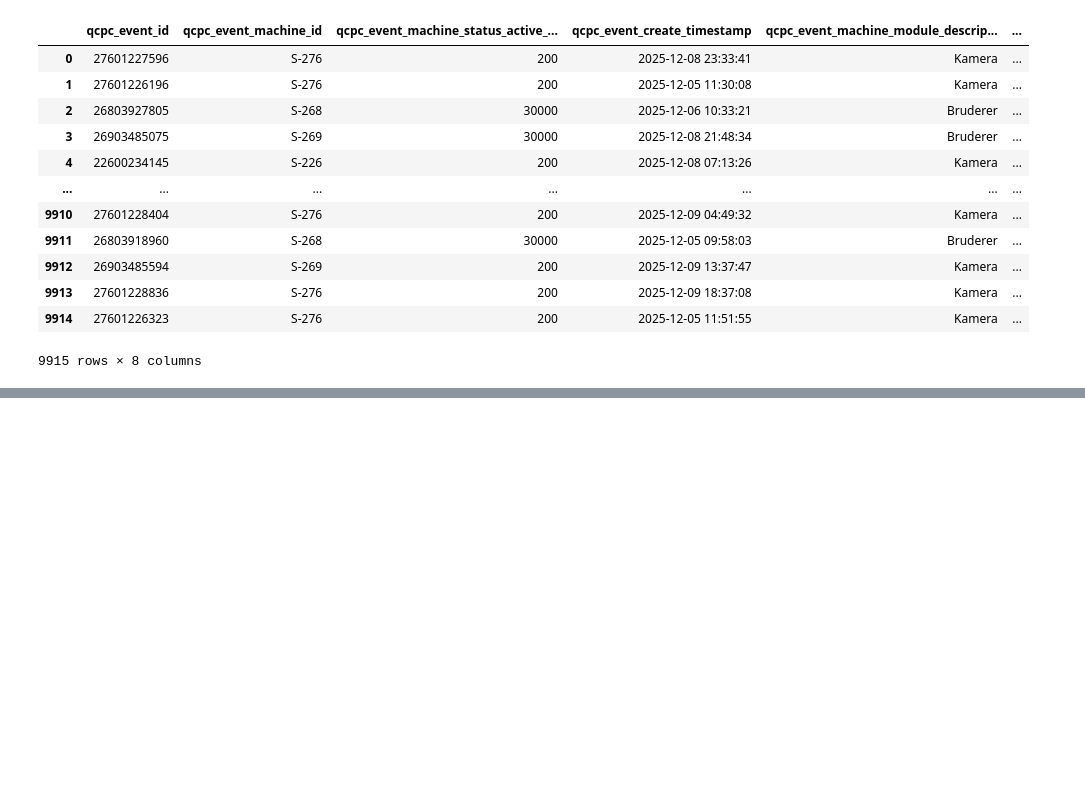
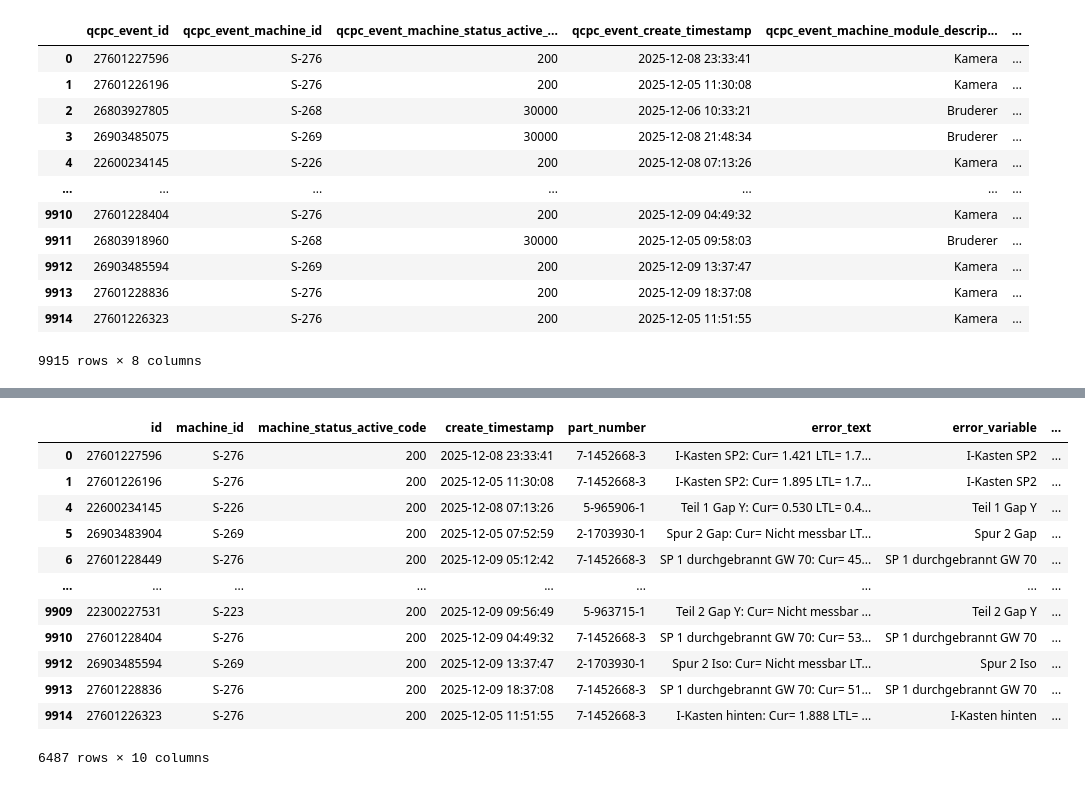
Before and after one commit to OmkarTanajiPatil/TEAICup, a Jupyter notebook: Pandas/3 Preprocessing D3/preprocessing_d3.ipynb, the cells around one changed output, grey strips where cells are left out. Saved outputs shown, nothing was run; the diff lists cells and outputs as text; code cells hidden in the pictures; blank space fills up the shorter version.

```diff
--- a/Pandas/3 Preprocessing D3/preprocessing_d3.ipynb
+++ b/Pandas/3 Preprocessing D3/preprocessing_d3.ipynb
@@ -28,0 +169,25 @@ d3
+# %%
+def convert_to_numeric(x):
+    try:
+        return pd.to_numeric(x)
+    except ValueError:
+        return np.nan
+# %%
+numeric_columns_to_convert = ["curr", "ltl", "utl"]
+for col in numeric_columns_to_convert:
+    kamera_d3[col] = kamera_d3[col].apply(convert_to_numeric)
+kamera_d3
+# %% [output]
+|  | id | machine_id | machine_status_active_code | create_timestamp | part_number | error_text | error_variable | ... |
+| 0 | 27601227596 | S-276 | 200 | 2025-12-08 23:33:41 | 7-1452668-3 | I-Kasten SP2: Cur= 1.421 LTL= 1.7... | I-Kasten SP2 | ... |
+| 1 | 27601226196 | S-276 | 200 | 2025-12-05 11:30:08 | 7-1452668-3 | I-Kasten SP2: Cur= 1.895 LTL= 1.7... | I-Kasten SP2 | ... |
+| 4 | 22600234145 | S-226 | 200 | 2025-12-08 07:13:26 | 5-965906-1 | Teil 1 Gap Y: Cur= 0.530 LTL= 0.4... | Teil 1 Gap Y | ... |
+| 5 | 26903483904 | S-269 | 200 | 2025-12-05 07:52:59 | 2-1703930-1 | Spur 2 Gap: Cur= Nicht messbar LT... | Spur 2 Gap | ... |
+| 6 | 27601228449 | S-276 | 200 | 2025-12-09 05:12:42 | 7-1452668-3 | SP 1 durchgebrannt GW 70: Cur= 45... | SP 1 durchgebrannt GW 70 | ... |
+| ... | ... | ... | ... | ... | ... | ... | ... | ... |
+| 9909 | 22300227531 | S-223 | 200 | 2025-12-09 09:56:49 | 5-963715-1 | Teil 2 Gap Y: Cur= Nicht messbar ... | Teil 2 Gap Y | ... |
+| 9910 | 27601228404 | S-276 | 200 | 2025-12-09 04:49:32 | 7-1452668-3 | SP 1 durchgebrannt GW 70: Cur= 53... | SP 1 durchgebrannt GW 70 | ... |
+| 9912 | 26903485594 | S-269 | 200 | 2025-12-09 13:37:47 | 2-1703930-1 | Spur 2 Iso: Cur= Nicht messbar LT... | Spur 2 Iso | ... |
+| 9913 | 27601228836 | S-276 | 200 | 2025-12-09 18:37:08 | 7-1452668-3 | SP 1 durchgebrannt GW 70: Cur= 51... | SP 1 durchgebrannt GW 70 | ... |
+| 9914 | 27601226323 | S-276 | 200 | 2025-12-05 11:51:55 | 7-1452668-3 | I-Kasten hinten: Cur= 1.888 LTL= ... | I-Kasten hinten | ... |
+6487 rows × 10 columns
```
Also changed, not shown: parts of 27 cells of this notebook, 3 other files.
